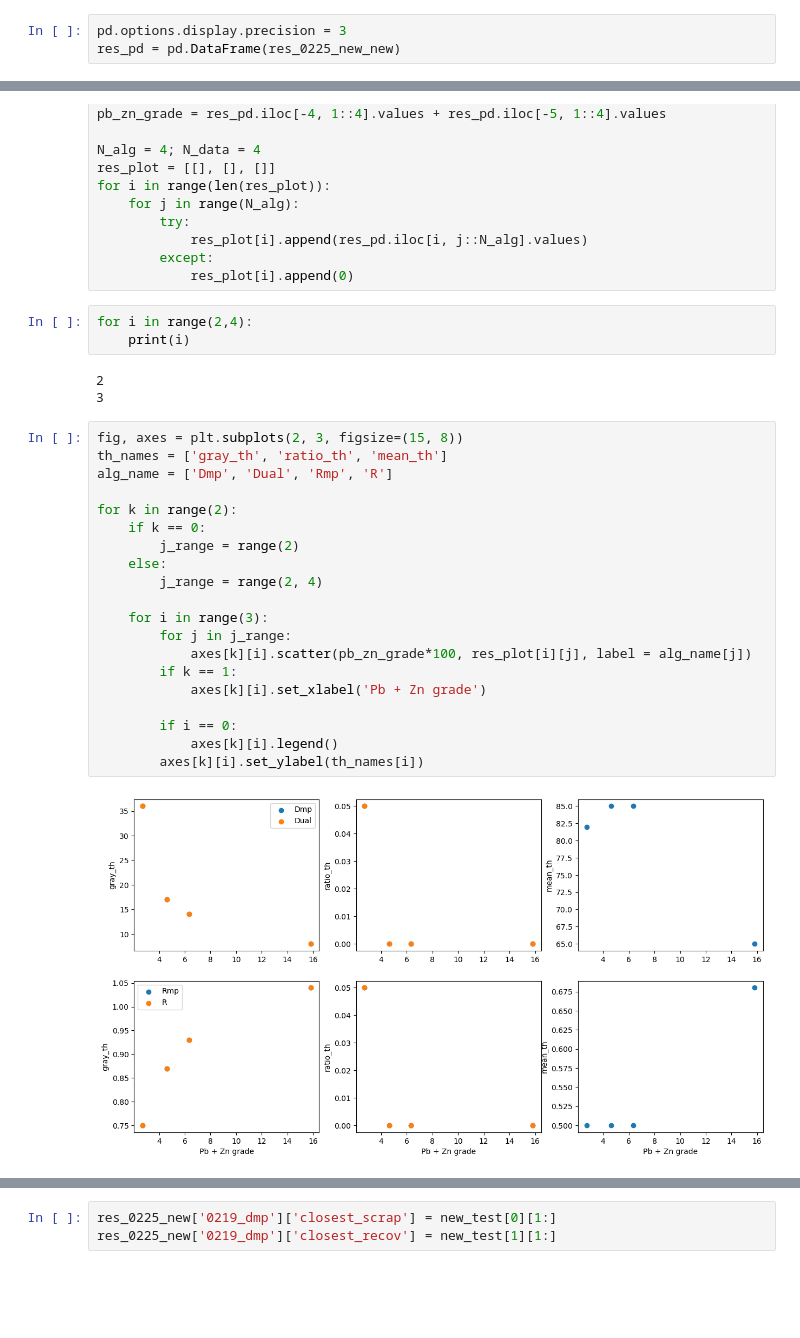
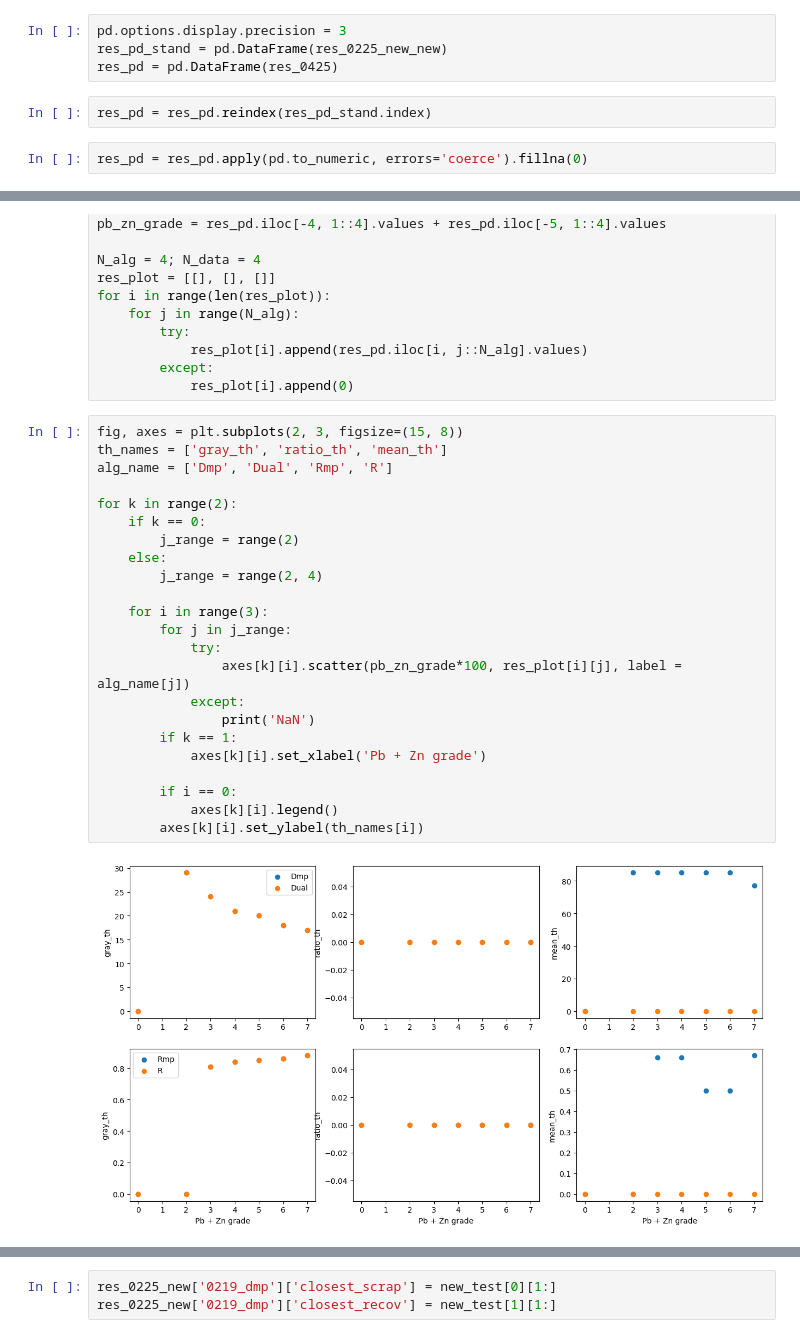
Before and after one commit to yaojian95/jt_ore_sorting, a Jupyter notebook: run_code.ipynb, the cells around one changed output, grey strips where cells are left out. Cells and saved outputs as stored; diff of their text form; blank space fills up the shorter version.

Commit message:
begin: sovle matrx to get grade

```diff
--- a/run_code.ipynb
+++ b/run_code.ipynb
@@ -484,6 +514,11 @@ with open ('20250414_results_inlucde_0225_v3.pkl', 'rb') as f:
 # %%
 pd.options.display.precision = 3
-res_pd = pd.DataFrame(res_0225_new_new)
+res_pd_stand = pd.DataFrame(res_0225_new_new)
+res_pd = pd.DataFrame(res_0425)
+# %%
+res_pd = res_pd.reindex(res_pd_stand.index)
+# %%
+res_pd = res_pd.apply(pd.to_numeric, errors='coerce').fillna(0)
 # %%
 res_pd
 # %% [output]
@@ -520,31 +556,28 @@ for i in range(len(res_plot)):
             res_plot[i].append(res_pd.iloc[i, j::N_alg].values)
         except:
             res_plot[i].append(0)
-# %%
-for i in range(2,4):
-    print(i)
-# %% [output]
-2
-3
 # %%
 fig, axes = plt.subplots(2, 3, figsize=(15, 8))
 th_names = ['gray_th', 'ratio_th', 'mean_th']
 alg_name = ['Dmp', 'Dual', 'Rmp', 'R']
 
 for k in range(2):
     if k == 0:
         j_range = range(2)
     else:
         j_range = range(2, 4)
 
     for i in range(3):
         for j in j_range:
-            axes[k][i].scatter(pb_zn_grade*100, res_plot[i][j], label = alg_name[j])
+            try:
+                axes[k][i].scatter(pb_zn_grade*100, res_plot[i][j], label = alg_name[j])
+            except:
+                print('NaN')
         if k == 1:
             axes[k][i].set_xlabel('Pb + Zn grade')
 
         if i == 0:
             axes[k][i].legend()
         axes[k][i].set_ylabel(th_names[i])
 # %% [output]
-[figure, old version]
+[figure, new version]
```
Also changed, not shown: parts of 15 cells of this notebook, 3 other files.
